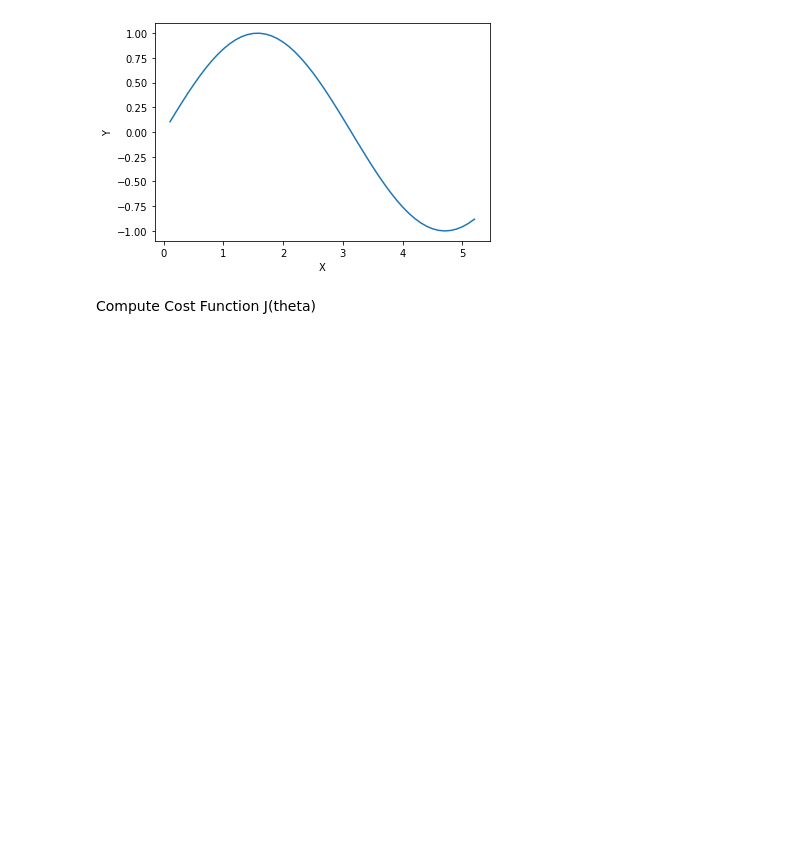
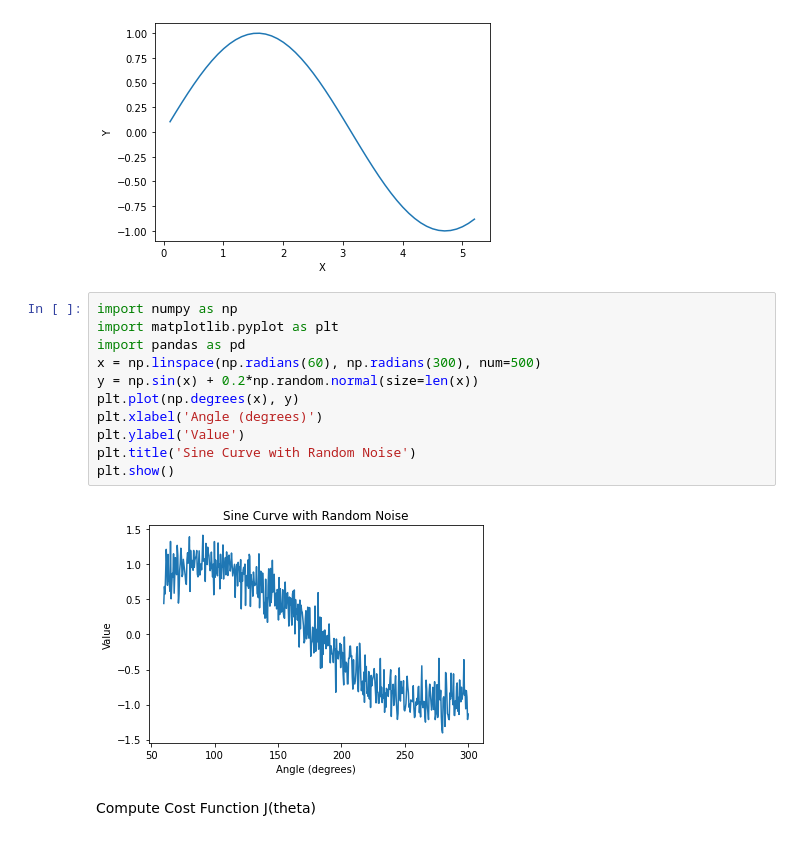
Before and after one commit to vishma22/MlCollege, a Jupyter notebook: expt1__Linear_Regression_on_Noisy_Sine_wave.ipynb, the cells around one changed output. Cells and saved outputs as stored; diff of their text form; blank space fills up the shorter version.

```diff
--- a/expt1__Linear_Regression_on_Noisy_Sine_wave.ipynb
+++ b/expt1__Linear_Regression_on_Noisy_Sine_wave.ipynb
@@ -32,6 +32,19 @@ plt.ylabel('Y')
 plt.show()
 # %% [output]
 [figure]
+# %%
+import numpy as np
+import matplotlib.pyplot as plt
+import pandas as pd
+x = np.linspace(np.radians(60), np.radians(300), num=500)
+y = np.sin(x) + 0.2*np.random.normal(size=len(x))
+plt.plot(np.degrees(x), y)
+plt.xlabel('Angle (degrees)')
+plt.ylabel('Value')
+plt.title('Sine Curve with Random Noise')
+plt.show()
+# %% [output]
+[figure, added]
 # %% [markdown]
 Compute Cost Function J(theta)
 # %%
```
